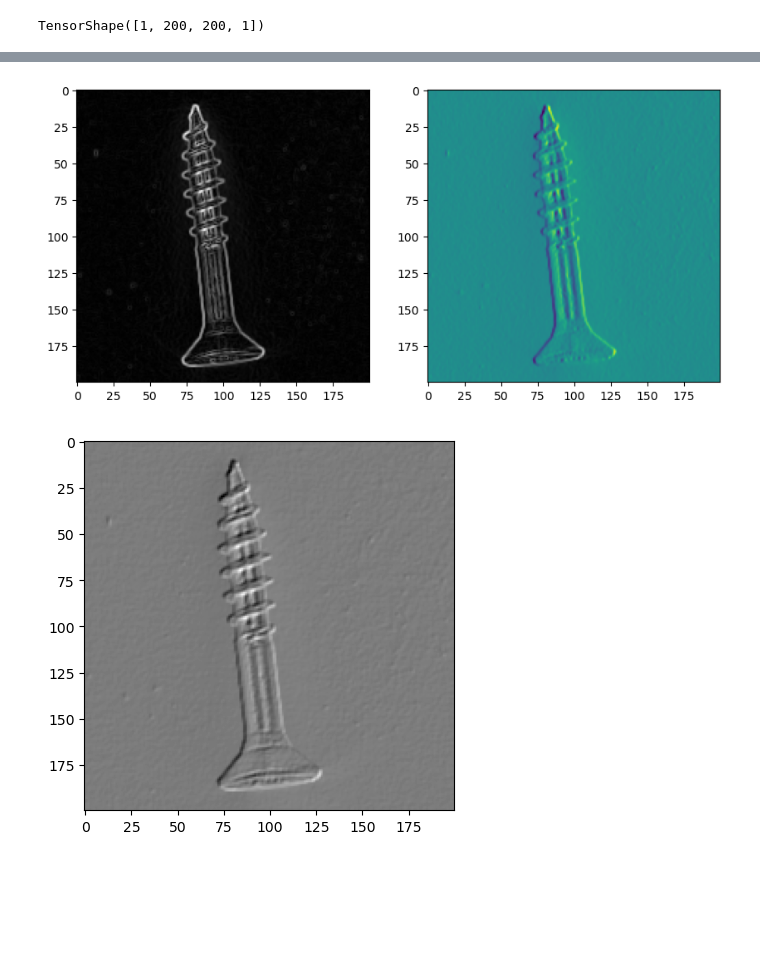
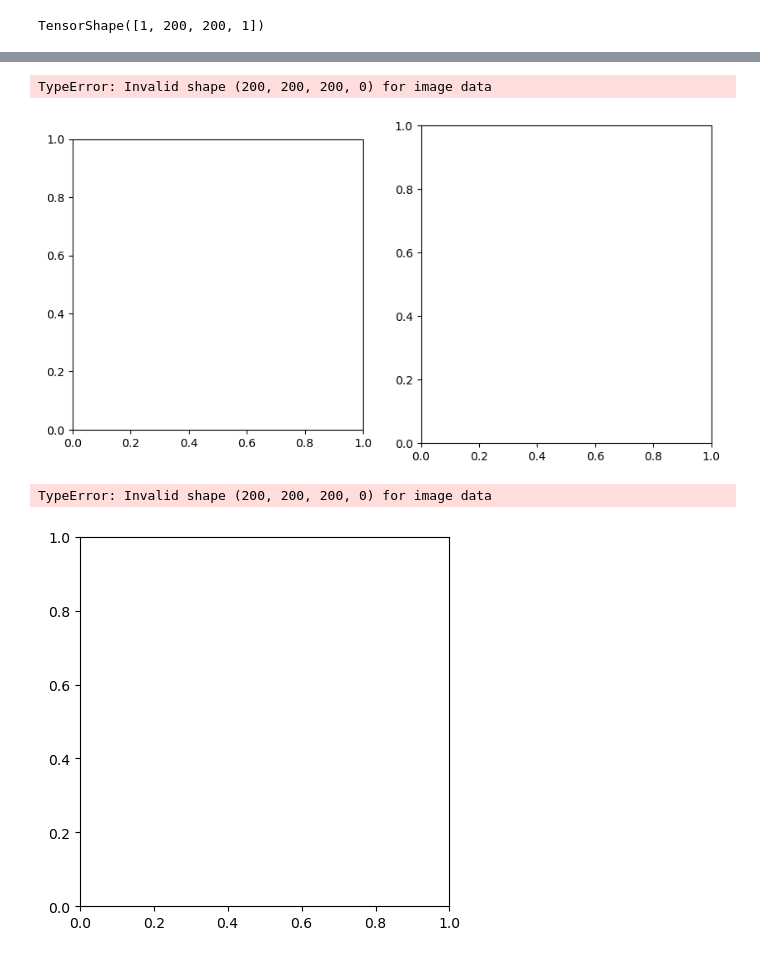
Before and after one commit to DrewAlderfer/anomaly_detection, a Jupyter notebook: new_model.sync.ipynb, the cells around one changed output, grey strips where cells are left out. Drawn from its saved outputs; the diff is of its cells as text; code cells hidden in the pictures; blank space fills up the shorter version.

```diff
--- a/new_model.sync.ipynb
+++ b/new_model.sync.ipynb
@@ -32,5 +58,5 @@ img_tensor.shape
 TensorShape([1, 200, 200, 1])
 # %%
 output = tf.image.sobel_edges(img_tensor)
-output_x = np.asarray(output[0, :, :, :, 0])
+output_x = np.asarray(output[0, :, :, :, :0])
 output_y = np.asarray(output[0, :, :, :, 1])
@@ -42,11 +70,13 @@ ax1.imshow(edge_data, cmap='gray')
 ax2.imshow(output_y)
 plt.show()
 # %% [output]
+TypeError: Invalid shape (200, 200, 200, 0) for image data
-[figure, old version]
+[figure, new version]
 # %%
-edges = output_x + output_y
+edges = np.sqrt(output_x**2 + output_y**2)
 plt.imshow(edges, cmap='gray')
 plt.show()
 # %% [output]
+TypeError: Invalid shape (200, 200, 200, 0) for image data
-[figure, old version]
+[figure, new version]
 # %%
```
Also changed, not shown: parts of 12 cells of this notebook, 3 other files.
